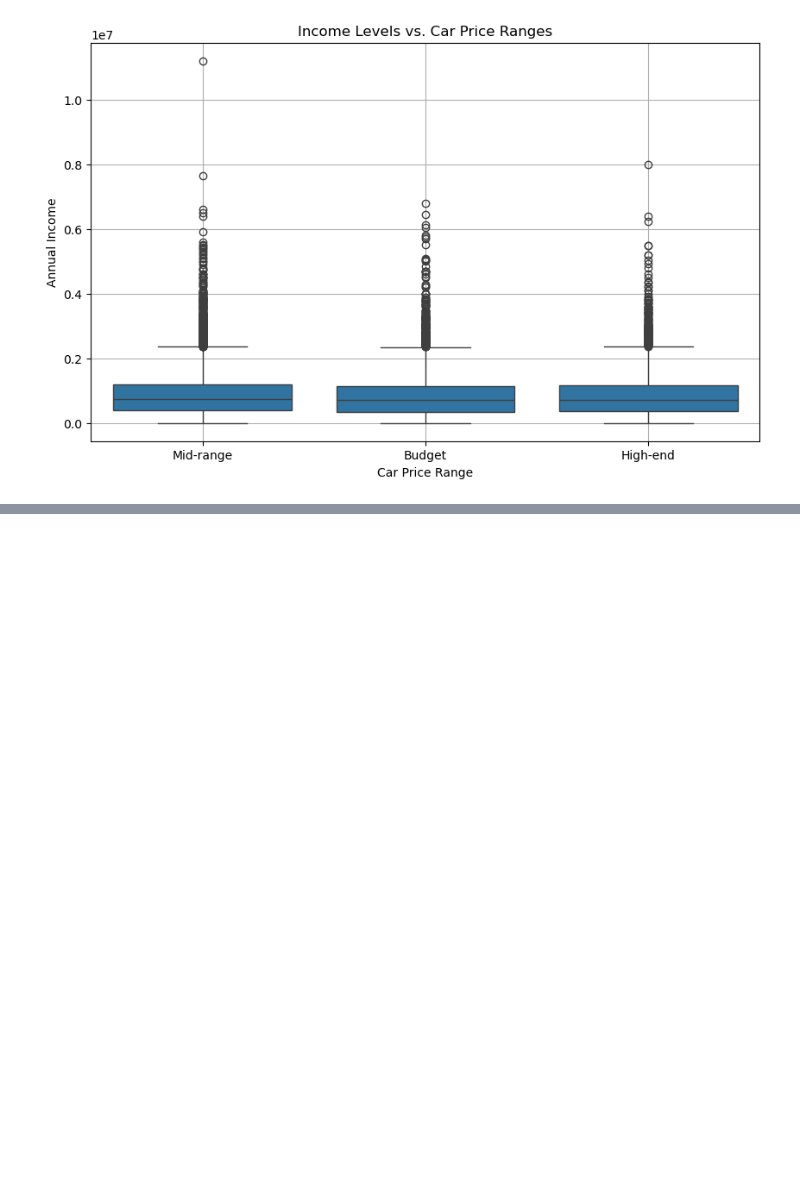
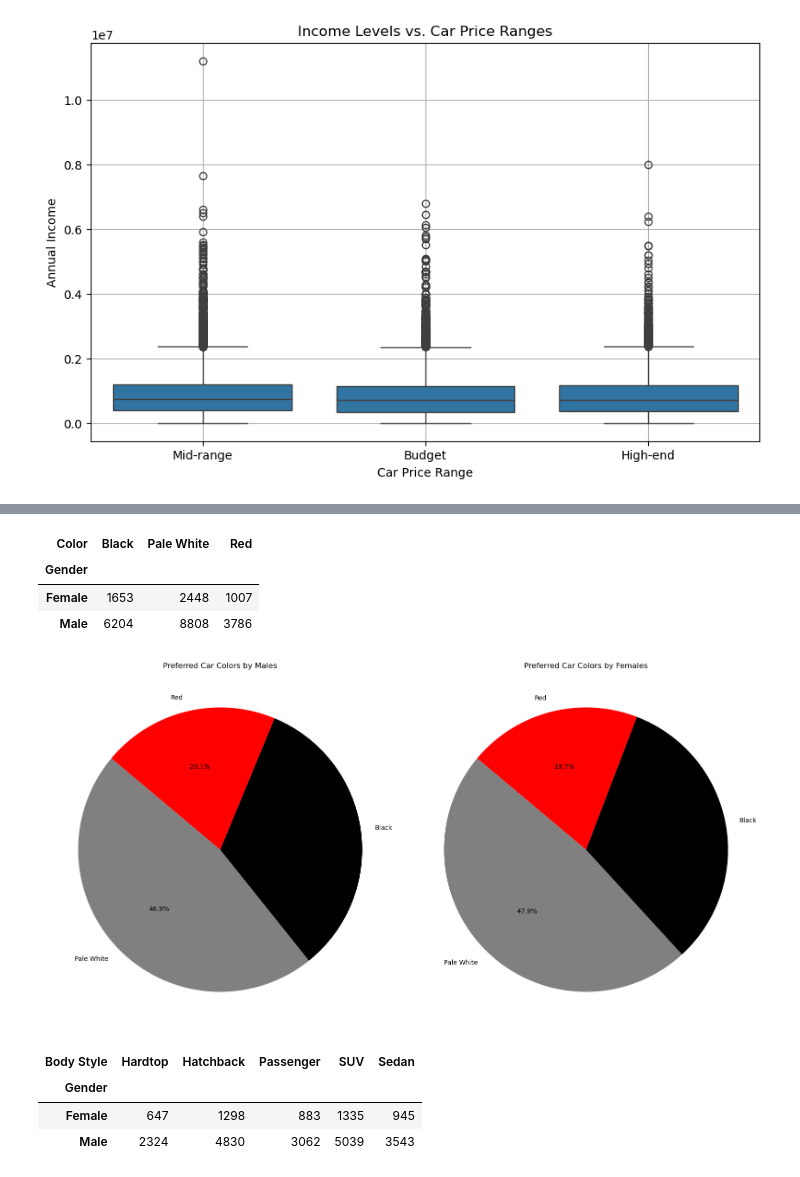
Before and after one commit to ikwabia/Car-Sales-, a Jupyter notebook: car_analysis.ipynb, the cells around one changed output, grey strips where cells are left out. Cells and saved outputs as stored; diff of their text form; code cells hidden in the pictures; blank space fills up the shorter version.

```diff
--- a/car_analysis.ipynb
+++ b/car_analysis.ipynb
@@ -116,0 +169,53 @@ Objective: To investigate how gender influences the choice of car body style (e.
+# %%
+color_by_gender = car_sales_df.groupby(['Gender', 'Color']).size().unstack()
+color_by_gender
+# %% [output]
+| Color | Black | Pale White | Red |
+| Gender |  |  |  |
+| Female | 1653 | 2448 | 1007 |
+| Male | 6204 | 8808 | 3786 |
+# %%
+# Aggregate the data for male and female separately
+colors_male = car_sales_df[car_sales_df['Gender'] == 'Male']['Color'].value_counts()
+colors_female = car_sales_df[car_sales_df['Gender'] == 'Female']['Color'].value_counts()
+
+# Define custom colors (ensuring 'Red' is assigned to 'red')
+custom_colors = {
+    'Red': 'red',
+    'Pale White': 'grey',
+    'Black': 'black',
+}
+
+# Get color list for males
+male_color_list = [custom_colors[color] for color in colors_male.index]
+
+# Get color list for females
+female_color_list = [custom_colors[color] for color in colors_female.index]
+
+# Create a figure with two subplots (1 row, 2 columns)
+fig, axs = plt.subplots(1, 2, figsize=(16, 8))
+
+# Plotting the pie chart for males
+axs[0].pie(colors_male, labels=colors_male.index, autopct='%1.1f%%', startangle=140, colors=male_color_list)
+axs[0].set_title('Preferred Car Colors by Males')
+
+# Plotting the pie chart for females
+axs[1].pie(colors_female, labels=colors_female.index, autopct='%1.1f%%', startangle=140, colors=female_color_list)
+axs[1].set_title('Preferred Car Colors by Females')
+
+# Adjust layout to ensure the plots don't overlap
+plt.tight_layout()
+
+# Show the plots
+plt.show()
+# %% [output]
+[figure, added]
+# %%
+# Calculate the distribution
+body_style_by_gender = car_sales_df.groupby(['Gender', 'Body Style']).size().unstack()
+body_style_by_gender
+# %% [output]
+| Body Style | Hardtop | Hatchback | Passenger | SUV | Sedan |
+| Gender |  |  |  |  |  |
+| Female | 647 | 1298 | 883 | 1335 | 945 |
+| Male | 2324 | 4830 | 3062 | 5039 | 3543 |
```
Also changed, not shown: parts of 19 cells of this notebook, 1 other file.
